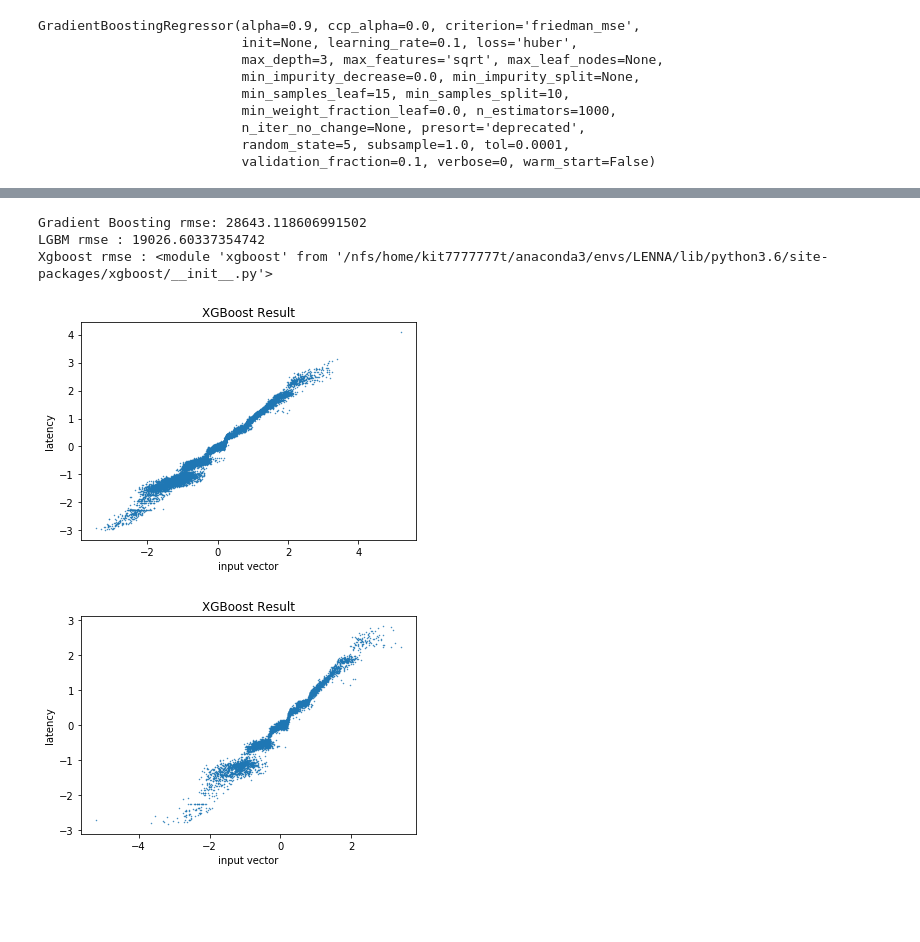
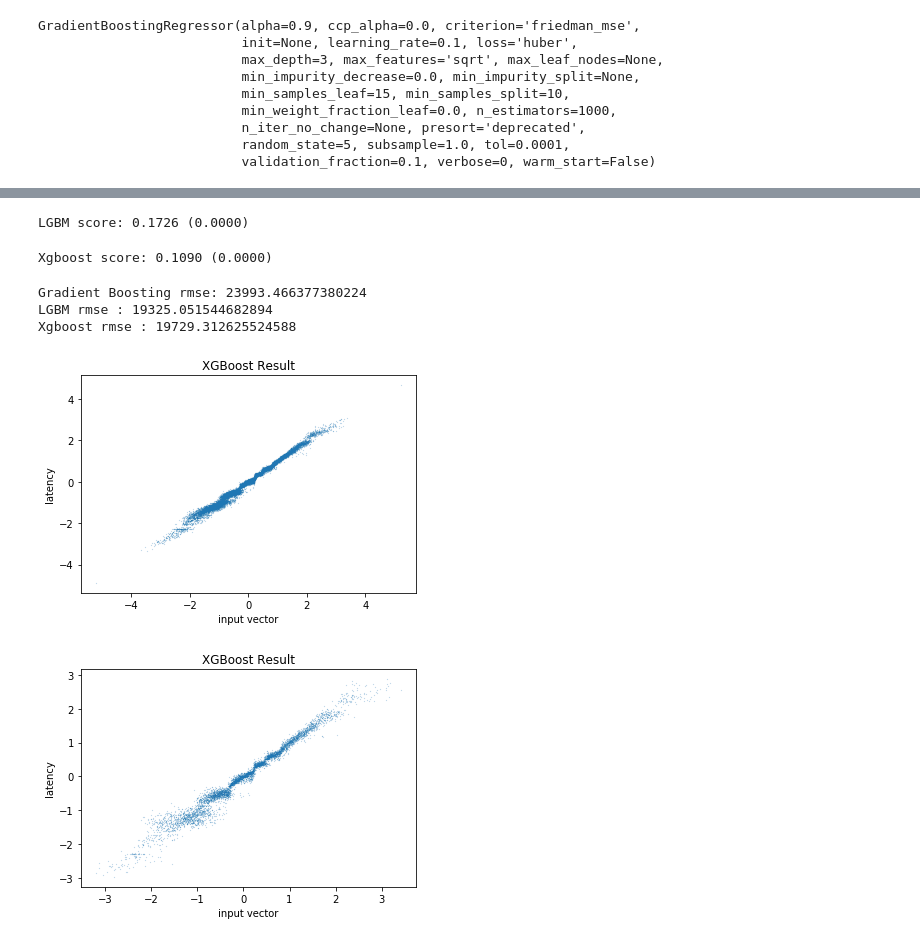
Before and after one commit to meowpunch/LENNA, a Jupyter notebook: NASR/train_mixed_wo_gs.ipynb, the cells around one changed output, grey strips where cells are left out. Saved outputs shown, nothing was run; the diff lists cells and outputs as text; code cells hidden in the pictures; blank space fills up the shorter version.

Commit message:
JEW: rmse revised and discrete, continuous comparing diagram added

```diff
--- a/NASR/train_mixed_wo_gs.ipynb
+++ b/NASR/train_mixed_wo_gs.ipynb
@@ -37,13 +36,15 @@ def rmsle_cv(model):
 # %%
 import data_pipeline as dp
-from data_pipeline.data_preprocessor import PreProcessor as pp
+from data_pipeline.data_preprocessor import PreProcessor as PP
 # load train set, test set
 
+pp = PP("total_data.csv")
 
-x_train, y_train, x_test, y_test = pp("total_data.csv").process()
-# print(X_train[0], Y_train[0])
+x_train, y_train, x_test, y_test = pp.process()
 
-# x_train = Variable(torch.tensor(X_train.value))
-# y_train = Variable(torch.tensor(Y_train.value))
+pp_d = PP("final_data.csv")
+# for conti / discrete comparing
+x_train_d, y_train_d, x_test_d, y_test_d = pp_d.process()
+
 y_train
 # %% [output]
@@ -95,8 +88,8 @@ os.environ["CUDA_VISIBLE_DEVICES"] = "0, 1"
 # %%
 # XGBoost Algorithm (without GridSearch)
 
-model_xgb = xgb.XGBRegressor(colsample_bytree=0.4603, gamma=0.05,
-                             learning_rate=0.1, max_depth=3,
-                             min_child_weight=1.7817, n_estimators=500,
-                             reg_alpha=0.4640, reg_lambda=0.8571,
-                             subsample=0.5213, random_state =3, nthread = -1)
+model_xgb = xgb.XGBRegressor(colsample_bytree=0.4, gamma=0.05,
+                             learning_rate=0.12, max_depth=4,
+                             min_child_weight=1.5, n_estimators=500,
+                             reg_alpha=0.5, reg_lambda=0.7, tree_method="gpu_hist",
+                             subsample=0.5, random_state =3, nthread = -1)
@@ -191 +130,13 @@ GradientBoostingRegressor(alpha=0.9, ccp_alpha=0.0, criterion='friedman_mse',
+# %%
+# Light GBM score
+score = rmse(model_lgb, x_train, y_train)
+print("LGBM score: {:.4f} ({:.4f})\n" .format(score.mean(), score.std()))
+# %% [output]
+LGBM score: 0.1726 (0.0000)
+# %%
+# XGBoost score
+score = rmse(model_xgb, x_train, y_train)
+print("Xgboost score: {:.4f} ({:.4f})\n".format(score.mean(), score.std()))
+# %% [output]
+Xgboost score: 0.1090 (0.0000)
 # %%
@@ -201,30 +161,30 @@ def inverse_latency(X):
 # %%
-
-print("Gradient Boosting rmse: {}".format(rmse(GBoost, x_test, y_test)))
-print("LGBM rmse : {}".format(rmse(model_lgb, x_test, y_test)))
-print("Xgboost rmse : {}".format(xgb, x_test, y_test))
+print("Gradient Boosting rmse: {}".format(rmse_with_inverse(GBoost, x_test, y_test)))
+print("LGBM rmse : {}".format(rmse_with_inverse(model_lgb, x_test, y_test)))
+print("Xgboost rmse : {}".format(rmse_with_inverse(model_xgb, x_test, y_test)))
 # print("Random Forest rmse : {}".format(forest_reg, X_test, Y_test))
 # %% [output]
-Gradient Boosting rmse: 28643.118606991502
-LGBM rmse : 19026.60337354742
-Xgboost rmse : <module 'xgboost' from '/nfs/home/kit7777777t/anaconda3/envs/LENNA/lib/python3.6/site-packages/xgboost/__init__.py'>
+Gradient Boosting rmse: 23993.466377380224
+LGBM rmse : 19325.051544682894
+Xgboost rmse : 19729.312625524588
 # %%
-plt.scatter(y_train, xgb_train_pred, s=0.2)
+xgb_train_pred = model_xgb.predict(x_train)
+
+plt.scatter(y_train, xgb_train_pred, s=0.01)
 plt.xlabel('input vector')
 plt.ylabel('latency')
 plt.title('XGBoost Result')
 plt.show()
 # %% [output]
-[figure, old version]
+[figure, new version]
 # %%
-xgb_train_pred = model_xgb.predict(x_train)
 xgb_pred = model_xgb.predict(x_test)
 
 #plt.plot(x_test, y_test)
-plt.scatter(y_test, xgb_pred, s=0.2)
+plt.scatter(y_test, xgb_pred, s=0.01)
 plt.xlabel('input vector')
 plt.ylabel('latency')
 plt.title('XGBoost Result')
 plt.show()
 # %% [output]
-[figure, old version]
+[figure, new version]
```
Also changed, not shown: parts of 31 cells of this notebook, 2 other files.
